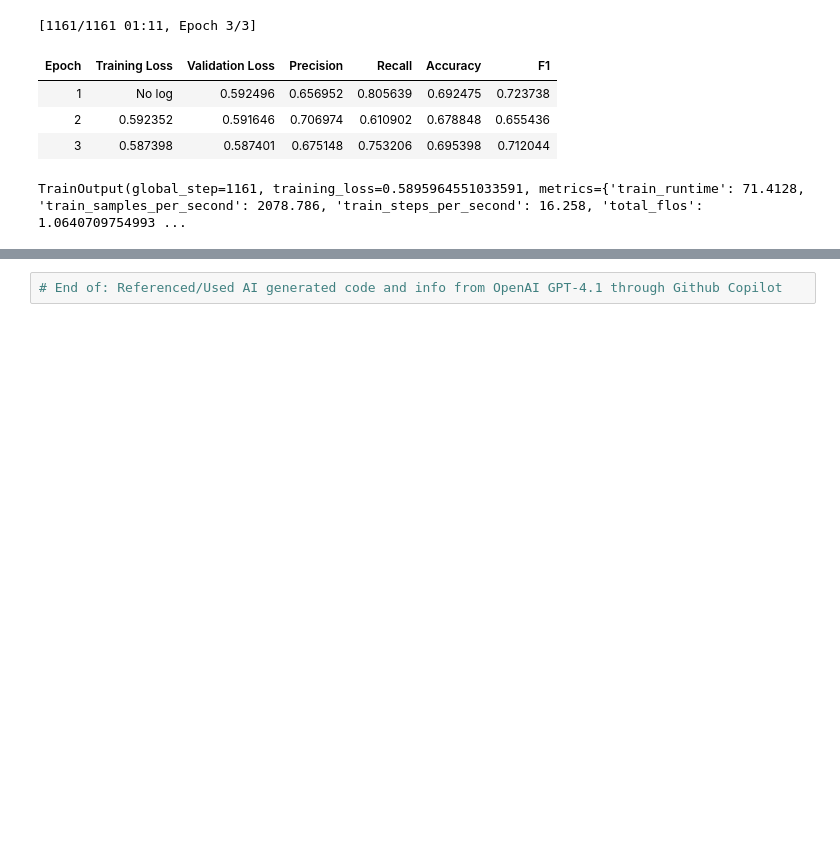
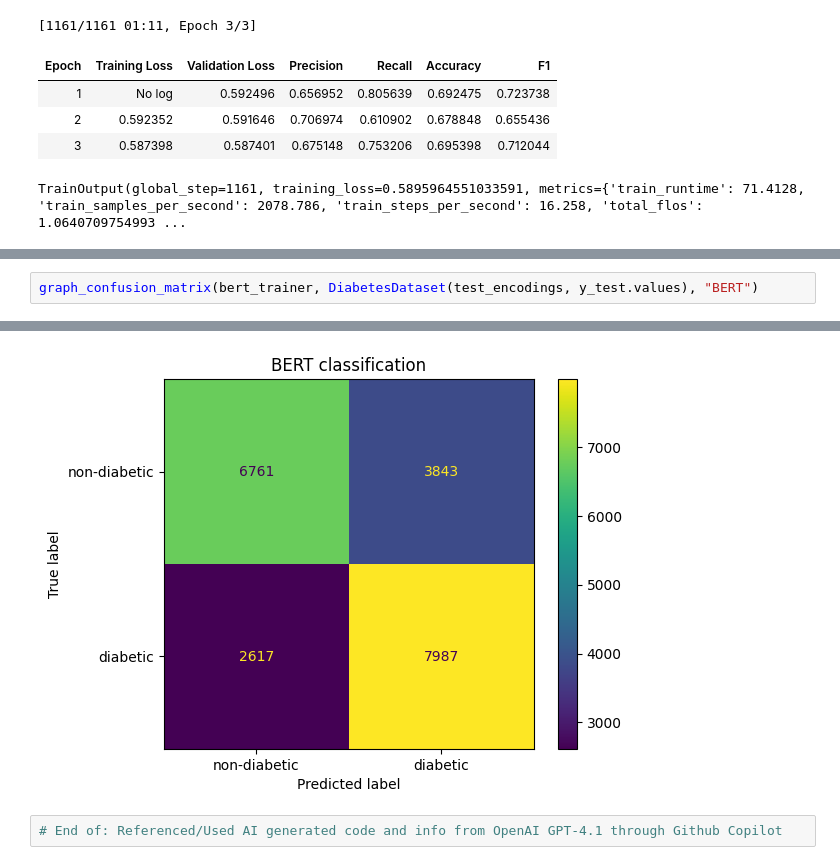
Before and after one commit to brianchang12/High-Risk-Project, a Jupyter notebook: high_risk_project.ipynb, the cells around one changed output, grey strips where cells are left out. Drawn from its saved outputs; the diff is of its cells as text; blank space fills up the shorter version.

```diff
--- a/high_risk_project.ipynb
+++ b/high_risk_project.ipynb
@@ -382,0 +393,3 @@ NameError: name 'bert_trainer' is not defined
+# %%
+graph_confusion_matrix(bert_trainer, DiabetesDataset(test_encodings, y_test.values), "BERT")
+# %% [output]
@@ -383,2 +397,3 @@ NameError: name 'bert_trainer' is not defined
+[figure, added]
 # %%
 # End of: Referenced/Used AI generated code and info from OpenAI GPT-4.1 through Github Copilot
```
Also changed, not shown: parts of 3 cells of this notebook.
